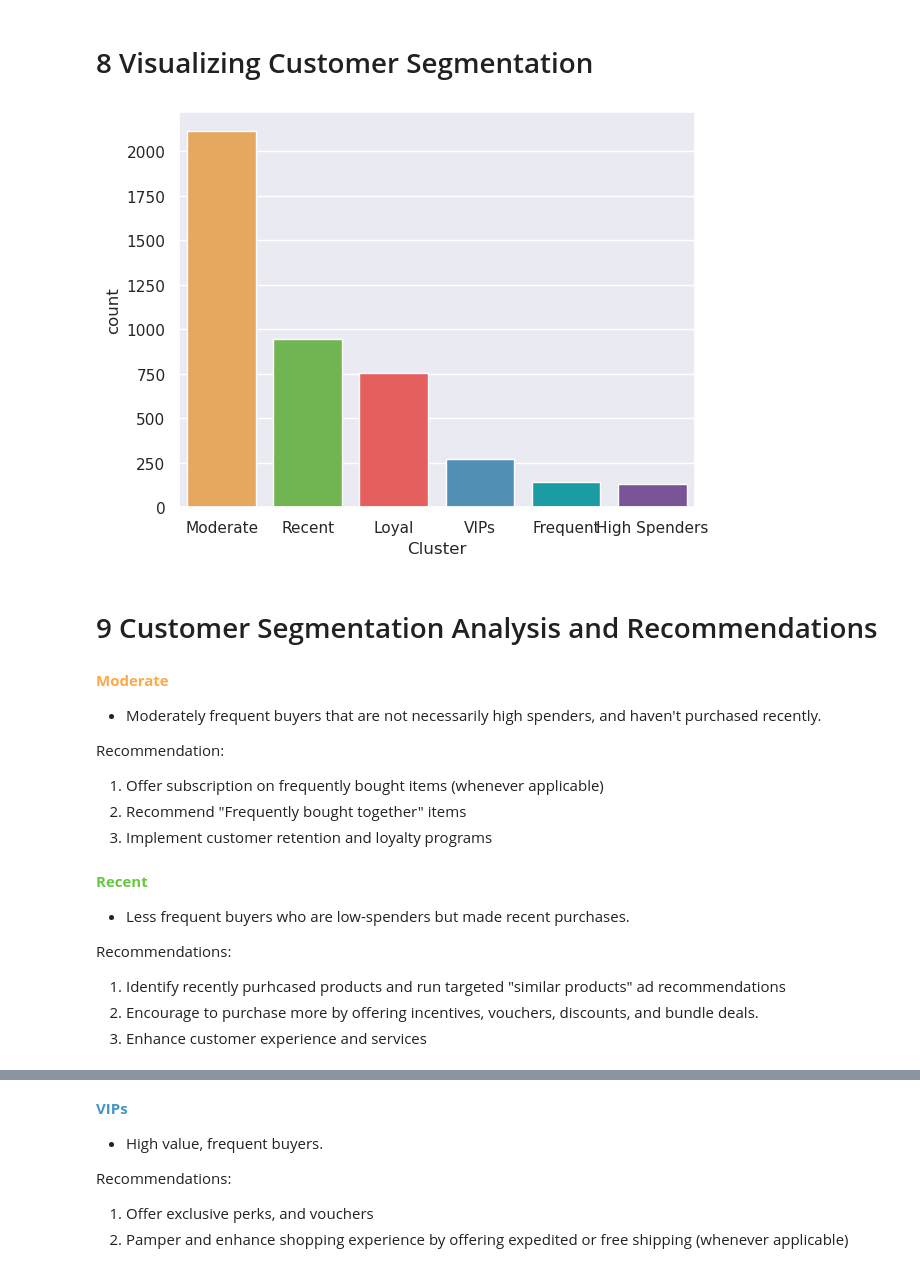
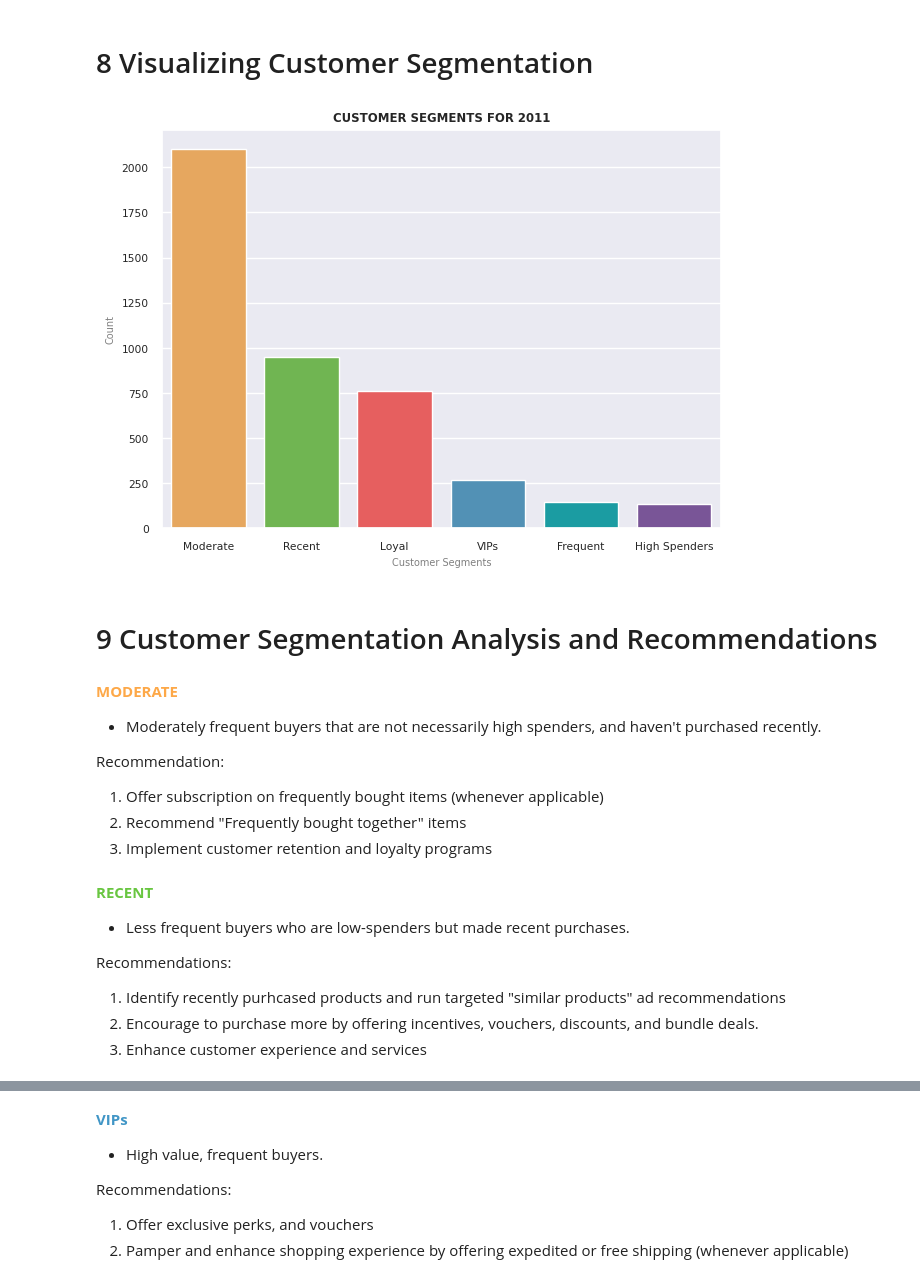
Before and after one commit to ds-edu/DataScienceCapstone_OnlineRetail, a Jupyter notebook: notebooks/CustomerSegmentation.ipynb, the cells around one changed output, grey strips where cells are left out. Drawn from its saved outputs; the diff is of its cells as text; code cells hidden in the pictures.

```diff
--- a/notebooks/CustomerSegmentation.ipynb
+++ b/notebooks/CustomerSegmentation.ipynb
@@ -1042,7 +1040,8 @@ def f_hp_optimization(desiredcv, x_data, pipe, params, njobs, f_scoring, fold):
 # Custom scoring functions for GridSearchCV and RandomizedSearchCV
 
 def f_silhouette_score(pipex, X):
-    return silhouette_score(X, pipex.fit_predict(X))
+    silscore = silhouette_score(X, pipex.fit_predict(X))
+    return silscore
 
 def f_inertia_score(pipex, X):
     return pipex['cluster'].inertia_
@@ -1054,7 +1053,7 @@ def f_inertia_score(pipex, X):
 def km_f_objective(space):
 
     np.random.seed(random_seed)
-    # np.random.default_rng(random_seed)
+    np.random.default_rng(random_seed)
 
     kmeans = KMeans(n_clusters = space['n_clusters'],
                     random_state = random_seed,
@@ -1357,7 +1341,7 @@ for k in k_clusters:
                         kmeans__max_iter = final_best_params['max_iter'],
                         kmeans__init = final_best_params['init'],
                         kmeans__algorithm = final_best_params['algorithm'],
-                        kmeans__random_state = np.random.RandomState(random_seed))
+                        kmeans__random_state = random_seed)
 
     cluster_label = pipeline.fit_predict(X)
 
@@ -1542,8 +1528,8 @@ Map the assigned customer segment label to the cluster numbers in the dataset
 # %%
 cluster_mapping = {
     0: 'Moderate',
-    1: 'Loyal',
-    2: 'Recent'
+    1: 'Recent',
+    2: 'Loyal'
 }
 
 df_clustered['Cluster'] = df_clustered.Cluster.map(cluster_mapping)
@@ -1616,23 +1602,26 @@ df_groupings.reset_index(inplace=True)
 # %%
 palette = {
                 'Recent' : '#69c641',
                 'Moderate': '#fda848',
                 'Loyal':  '#fd4848' ,
                 'VIPs':   '#4196c6',
                 'Frequent': '#04b1b9',
                 'High Spenders': '#7a4aa2'
 }
 
-
+sns.set_style('darkgrid')
 sns.barplot( data=df_groupings, x='Cluster', y='count', palette = palette)
+plt.xlabel('Customer Segments', fontsize=7, color='gray')
+plt.ylabel('Count', fontsize=7, color='gray')
+plt.title('CUSTOMER SEGMENTS FOR 2011', weight='bold')
 plt.tight_layout()
 plt.show()
 # %% [output]
-[figure, old version]
+[figure, new version]
 # %% [markdown]
 # 9 Customer Segmentation Analysis and Recommendations
 # %% [markdown]
-<font color='#fda848'><b>Moderate</b></font>
+<font color='#fda848'><b>MODERATE</b></font>
 
 - Moderately frequent buyers that are not necessarily high spenders, and haven't purchased recently.
 
@@ -1641,7 +1630,7 @@ Recommendation:
 2. Recommend "Frequently bought together" items
 3. Implement customer retention and loyalty programs
 # %% [markdown]
-<font color='#69c641'><b>Recent</b></font>
+<font color='#69c641'><b>RECENT</b></font>
 
 
 - Less frequent buyers who are low-spenders but made recent purchases.
```
Also changed, not shown: parts of 23 cells of this notebook.
